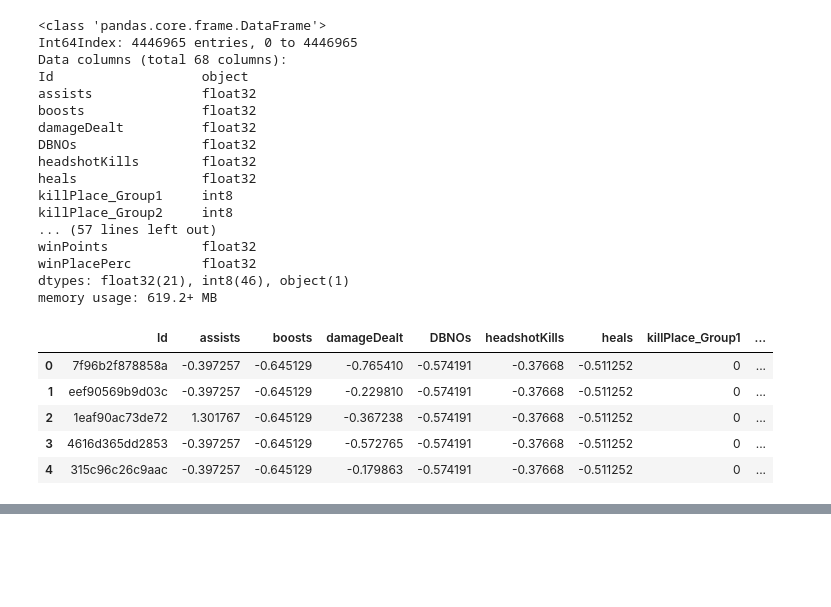
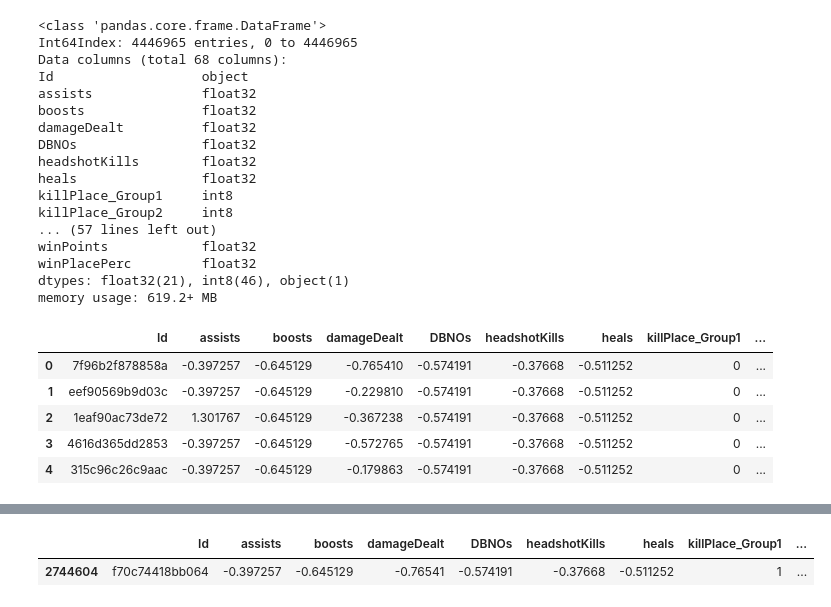
Before and after one commit to EricLipe17/CS_395_Final_Project, a Jupyter notebook: PUBG_Preprocessing.ipynb, the cells around one changed output, grey strips where cells are left out. Drawn from its saved outputs; the diff is of its cells as text; code cells hidden in the pictures; blank space fills up the shorter version.

```diff
--- a/PUBG_Preprocessing.ipynb
+++ b/PUBG_Preprocessing.ipynb
@@ -705,0 +729,5 @@ preprocessed_data.head()
+# %%
+preprocessed_data.loc[preprocessed_data["winPlacePerc"].isnull()]
+# %% [output]
+|  | Id | assists | boosts | damageDealt | DBNOs | headshotKills | heals | killPlace_Group1 | ... |
+| 2744604 | f70c74418bb064 | -0.397257 | -0.645129 | -0.76541 | -0.574191 | -0.37668 | -0.511252 | 1 | ... |
```
Also changed, not shown: parts of 16 cells of this notebook, 2 other files.
